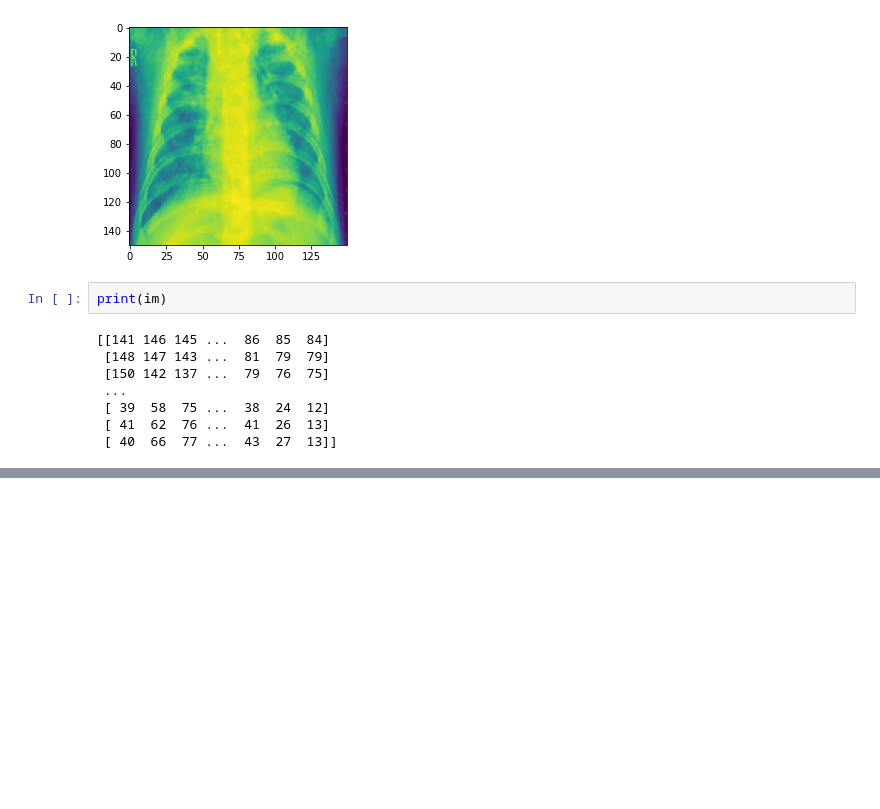
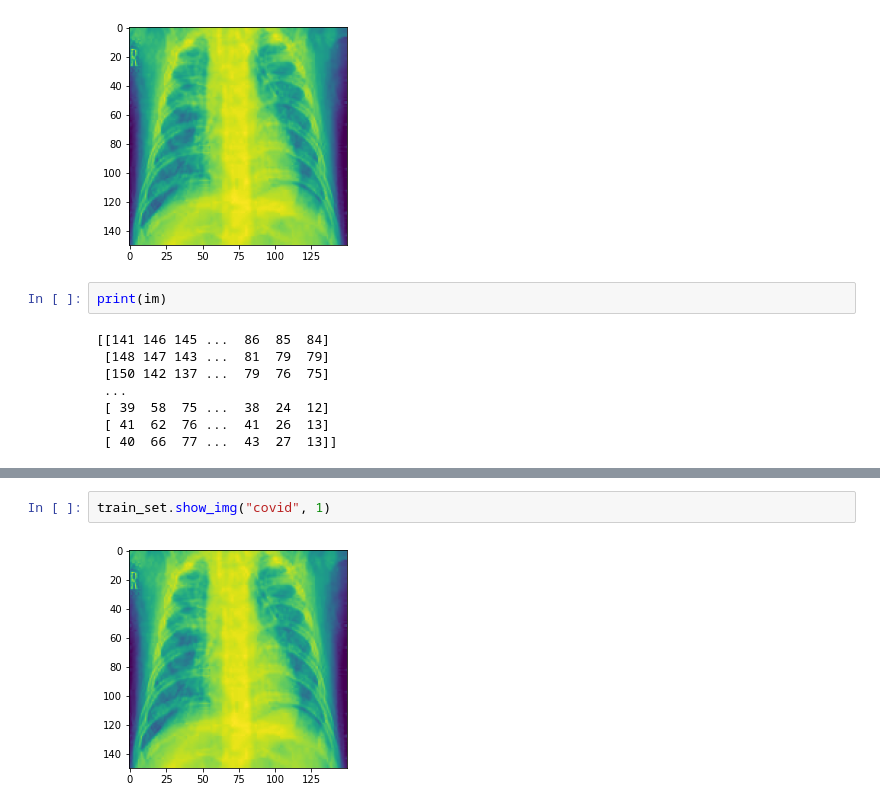
Before and after one commit to roskeys/DLSP, a Jupyter notebook: DL small project.ipynb, the cells around one changed output, grey strips where cells are left out. Drawn from its saved outputs; the diff is of its cells as text; blank space fills up the shorter version.

```diff
--- a/DL small project.ipynb
+++ b/DL small project.ipynb
@@ -82,0 +93,4 @@ print(im)
+# %%
+train_set.show_img("covid", 1)
+# %% [output]
+[figure, added]
```
Also changed, not shown: parts of 4 cells of this notebook.
